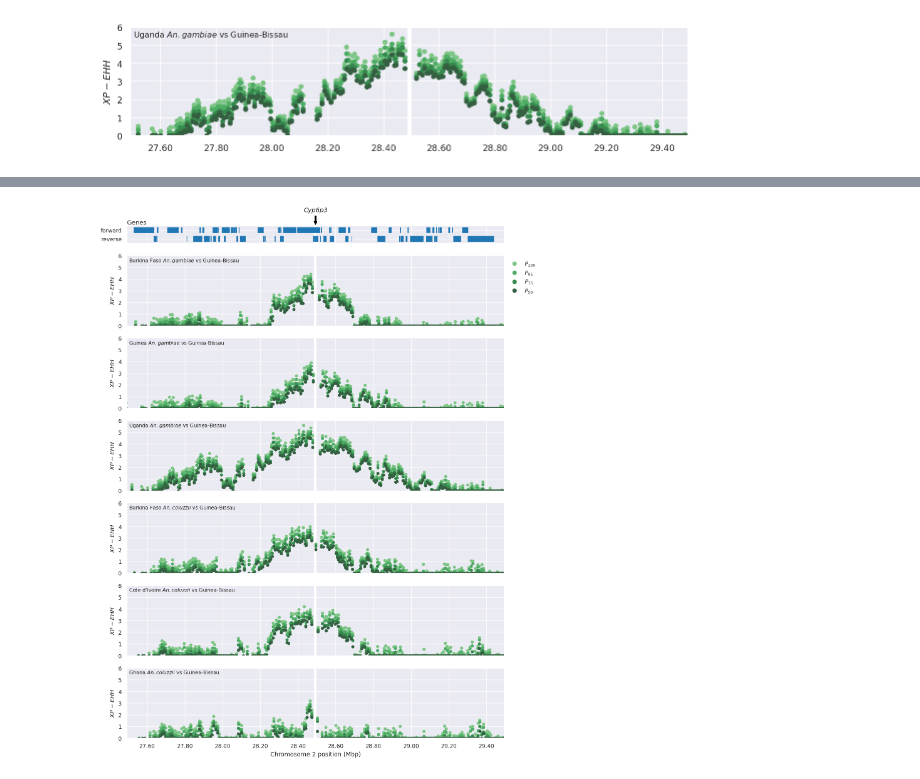
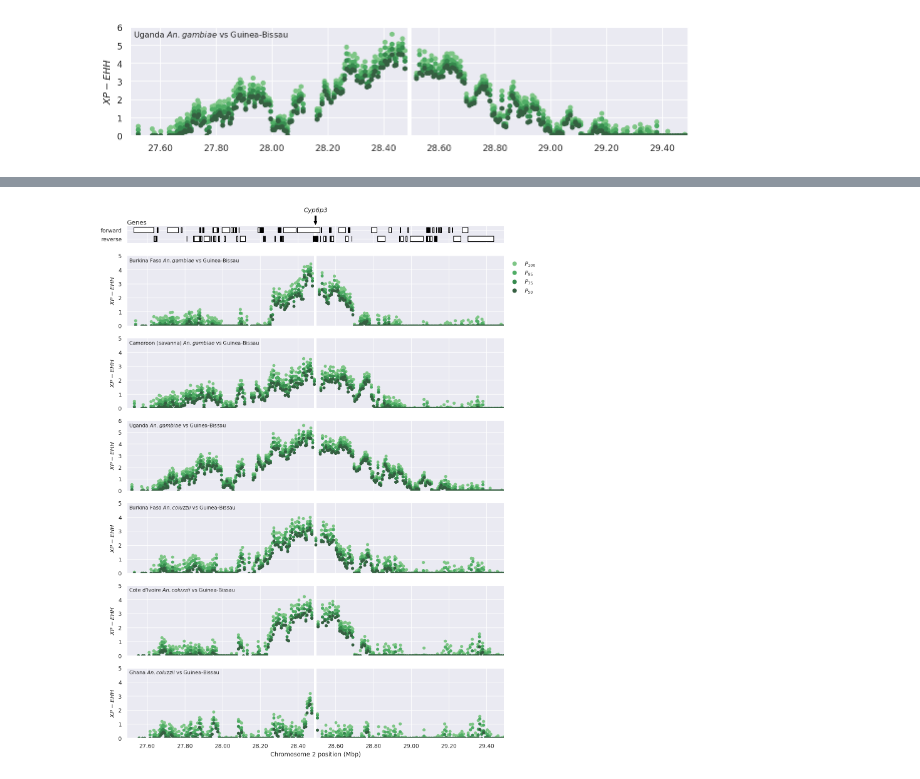
Before and after one commit to alimanfoo/shiny-train, a Jupyter notebook: notebooks/artwork/locus-artwork.ipynb, the cells around one changed output, grey strips where cells are left out. Drawn from its saved outputs; the diff is of its cells as text; code cells hidden in the pictures.

```diff
--- a/notebooks/artwork/locus-artwork.ipynb
+++ b/notebooks/artwork/locus-artwork.ipynb
@@ -141,12 +177,12 @@ def plot_genes(chromosome, center, flank, label, ax=None):
         (gene.chromosome_start/1e6, (gene.chromosome_end - gene.chromosome_start)/1e6)
         for _, gene in fwd_genes.iterrows()
     ]
-    ax.broken_barh(fwd_xranges, (0.6, .3), color=palette[0])
+    ax.broken_barh(fwd_xranges, (0.6, .3), edgecolor='k', facecolor='w', linewidth=1)
     rev_xranges = [
         (gene.chromosome_start/1e6, (gene.chromosome_end - gene.chromosome_start)/1e6)
         for _, gene in rev_genes.iterrows()
     ]
-    ax.broken_barh(rev_xranges, (0.1, .3), color=palette[0])
+    ax.broken_barh(rev_xranges, (0.1, .3), edgecolor='k', facecolor='w', linewidth=1)
     ax.set_xlim(*xlim)
     ax.set_ylim(0, 1)
     ax.set_yticks([0.25, 0.75])
@@ -282,17 +411,16 @@ def fig_locus_xpehh(chromosome, center, flank, label, tracks, figw=10, savefig=N
 # %%
 fig_locus_xpehh(
     cyp6p3.chromosome, cyp6p3.chromosome_center/1e6,
     flank=1, label=cyp6p3['Name'],
     tracks=(
-        ('bf_gam', 'gw', dict(ymax=6, step=2, shift=0, legend=True)),
-        ('gn_gam', 'gw', dict(ymax=6, step=2, shift=0)),
+        ('bf_gam', 'gw', dict(ymax=5, step=2, shift=0, legend=True)),
+        ('cm_sav_gam', 'gw', dict(ymax=5, step=2, shift=0)),
         ('ug_gam', 'gw', dict(ymax=6, step=2, shift=0)),
-        ('bf_col', 'gw', dict(ymax=6, step=2, shift=0)),
-        ('ci_col', 'gw', dict(ymax=6, step=2, shift=0)),
-        ('gh_col', 'gw', dict(ymax=6, step=2, shift=0)),
-#         ('gm', 'gq_gam', dict(ymax=6, step=2, shift=0)),
+        ('bf_col', 'gw', dict(ymax=5, step=2, shift=0)),
+        ('ci_col', 'gw', dict(ymax=5, step=2, shift=0)),
+        ('gh_col', 'gw', dict(ymax=5, step=2, shift=0)),
     ),
     savefig=here() / 'artwork/locus_cyp6p3_xpehh.png'
 )
 # %% [output]
-[figure, old version]
+[figure, new version]
```
Also changed, not shown: parts of 16 cells of this notebook, 10 other files.
